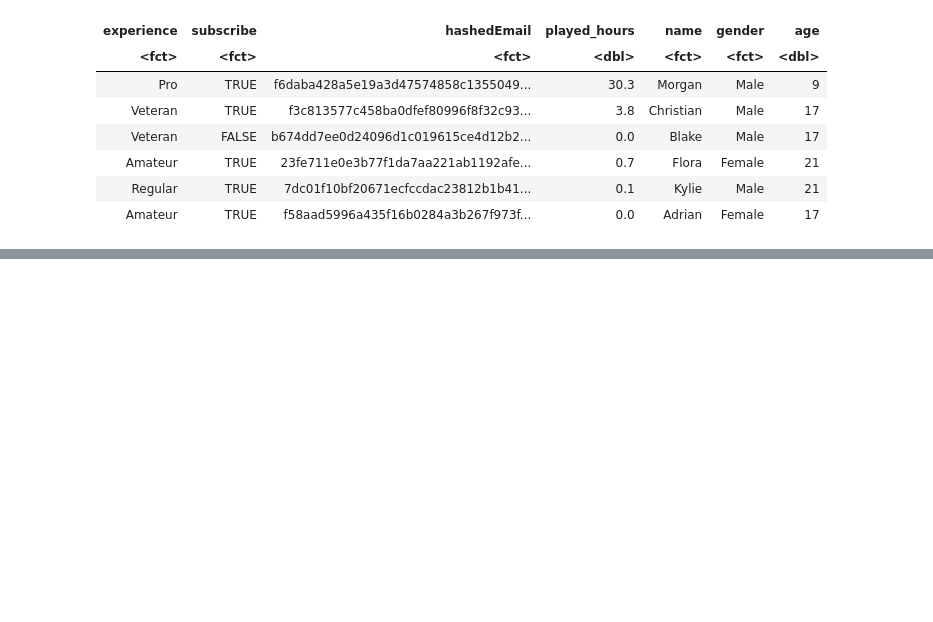
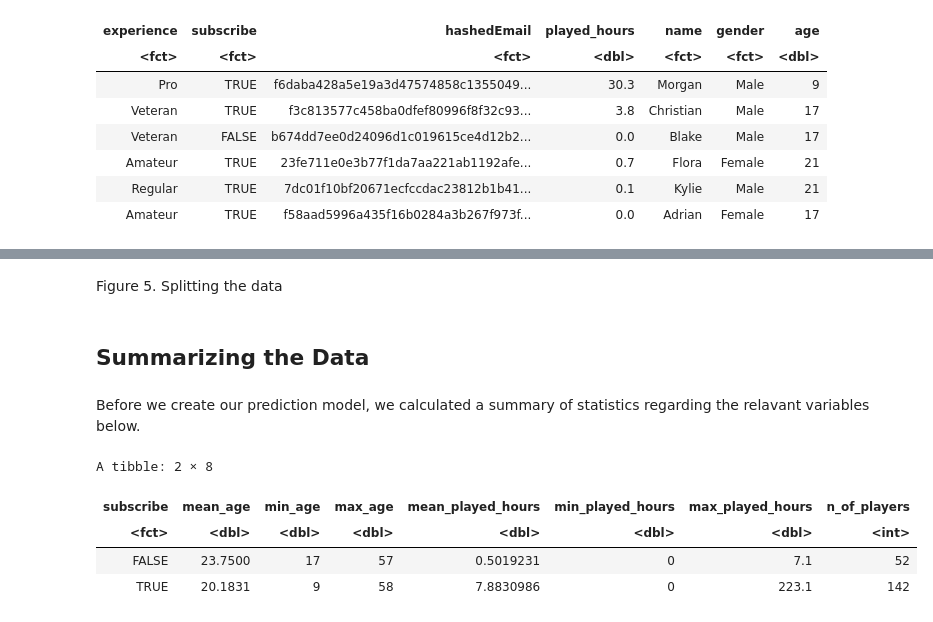
Before and after one commit to sophiaymeng/dsci_100_008_7_minecraft, a Jupyter notebook: Project.ipynb, the cells around one changed output, grey strips where cells are left out. Drawn from its saved outputs; the diff is of its cells as text; code cells hidden in the pictures; blank space fills up the shorter version.

```diff
--- a/Project.ipynb
+++ b/Project.ipynb
@@ -125,0 +192,24 @@ A tibble: 6 × 7
+# %% [markdown]
+Figure 5. Splitting the data
+# %% [markdown]
+## Summarizing the Data
+# %% [markdown]
+Before we create our prediction model, we calculated a summary of statistics regarding the relavant variables below.
+# %%
+players_summary <- players_data |>
+                    group_by(subscribe) |>
+                    summarize(mean_age = mean(age),
+                              min_age = min(age),
+                              max_age = max(age),
+                              mean_played_hours = mean(played_hours),
+                              min_played_hours = min(played_hours),
+                              max_played_hours = max(played_hours),
+                              n_of_players = n())
+
+players_summary
+# %% [output]
+A tibble: 2 × 8
+| subscribe | mean_age | min_age | max_age | mean_played_hours | min_played_hours | max_played_hours | n_of_players |
+| <fct> | <dbl> | <dbl> | <dbl> | <dbl> | <dbl> | <dbl> | <int> |
+| FALSE | 23.7500 | 17 | 57 | 0.5019231 | 0 | 7.1 | 52 |
+| TRUE | 20.1831 | 9 | 58 | 7.8830986 | 0 | 223.1 | 142 |
```
Also changed, not shown: parts of 14 cells of this notebook.
